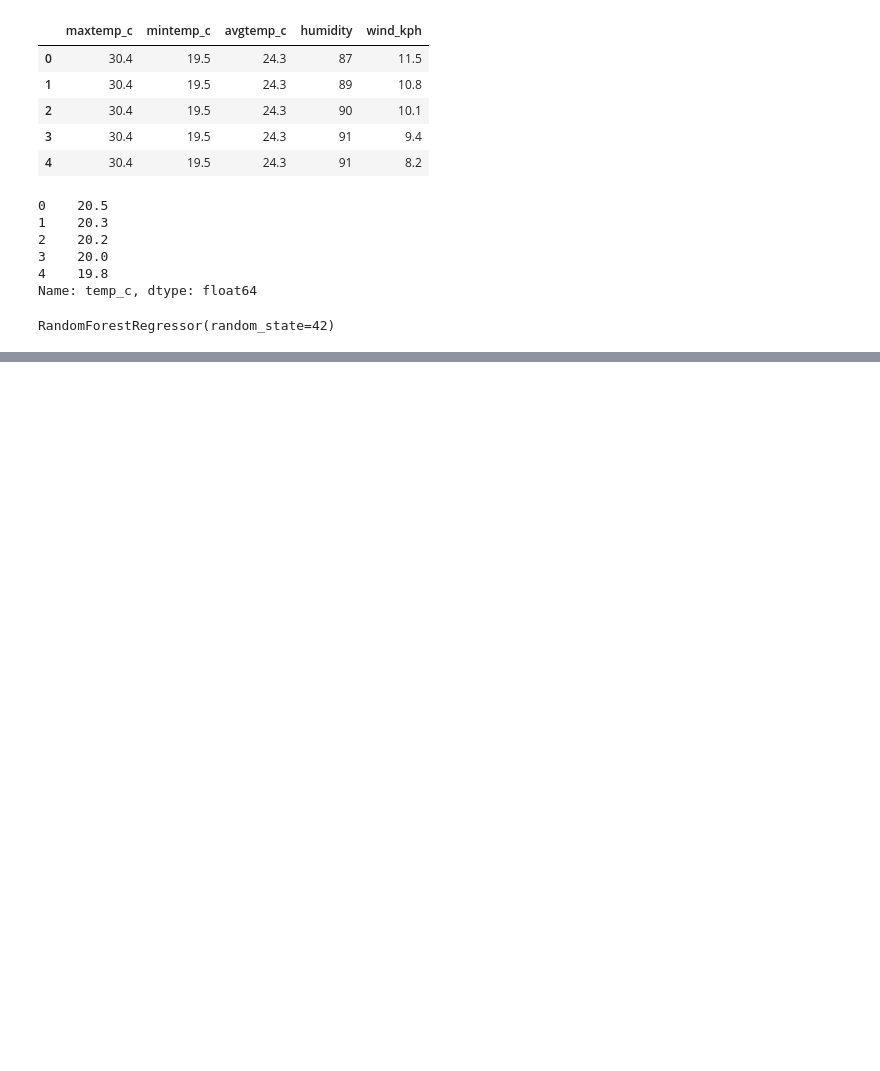
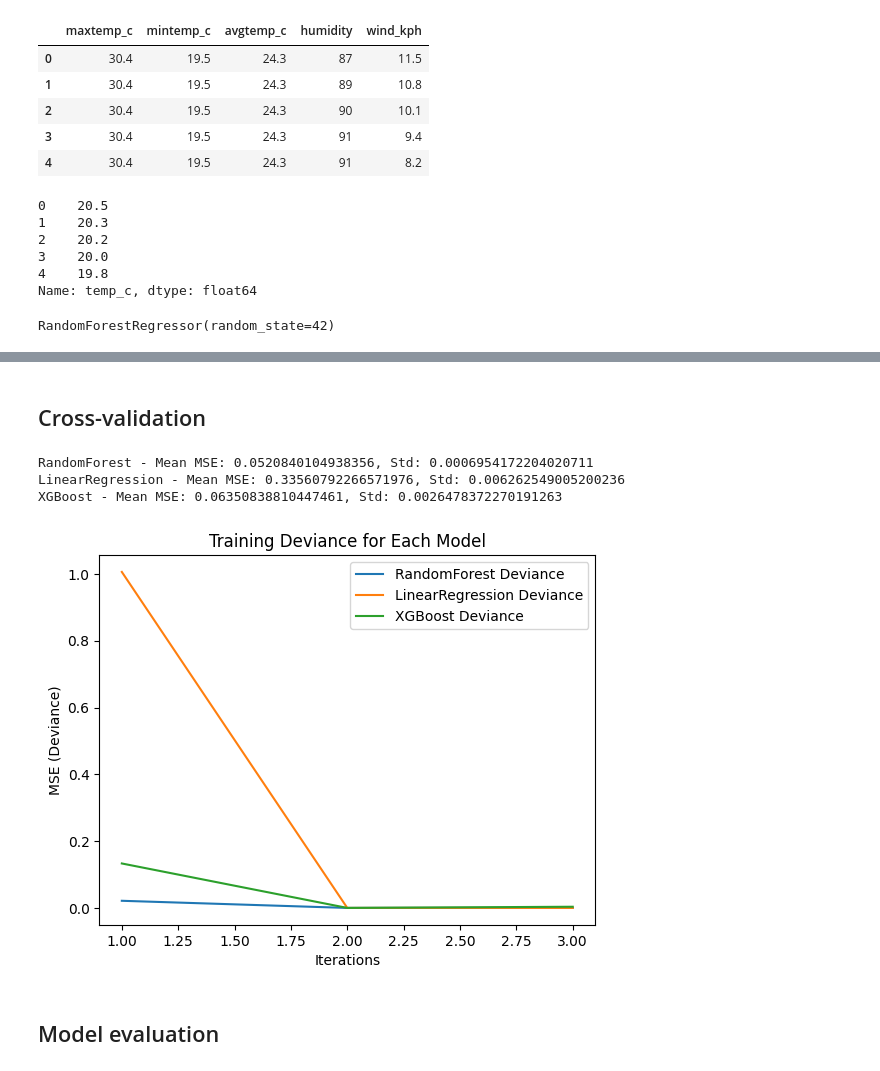
Before and after one commit to dkon911/weather_streamming, a Jupyter notebook: notebook/ML_demo.ipynb, the cells around one changed output, grey strips where cells are left out. Cells and saved outputs as stored; diff of their text form; code cells hidden in the pictures; blank space fills up the shorter version.

Commit message:
cross validate and model evaluate

```diff
--- a/notebook/ML_demo.ipynb
+++ b/notebook/ML_demo.ipynb
@@ -111,0 +183,2 @@ rf_model = RandomForestRegressor(random_state=42)
+# %% [markdown]
+## Cross-validation
@@ -111,0 +222,52 @@ rf_model = RandomForestRegressor(random_state=42)
+# %%
+models = {
+    "RandomForest": RandomForestRegressor(),
+    "LinearRegression": LinearRegression(),
+    "XGBoost": XGBRegressor(objective='reg:squarederror', n_estimators=100)
+}
+
+# Custom scorer for mean_squared_error because it supports multiple outputs
+def cross_validate_models(models, X_train, y_train):
+    for name, model in models.items():
+        pipeline = Pipeline(steps=[
+            ('preprocessor', preprocessor),
+            ('regressor', MultiOutputRegressor(model))
+        ])
+
+        # Perform 5-fold cross-validation
+        scores = cross_val_score(pipeline, X_train, y_train, cv=5, scoring='neg_mean_squared_error')
+
+        print(f"{name} - Mean MSE: {-scores.mean()}, Std: {scores.std()}")
+
+cross_validate_models(models, X_train, y_train)
+# %% [output]
+RandomForest - Mean MSE: 0.0520840104938356, Std: 0.0006954172204020711
+LinearRegression - Mean MSE: 0.33560792266571976, Std: 0.006262549005200236
+XGBoost - Mean MSE: 0.06350838810447461, Std: 0.0026478372270191263
+# %%
+def plot_training_deviance(X_train, y_train, models):
+    for name, model in models.items():
+        pipeline = Pipeline(steps=[
+            ('preprocessor', preprocessor),
+            ('regressor', MultiOutputRegressor(model))
+        ])
+
+        # Fit model and track deviance (training loss)
+        model_fit = pipeline.fit(X_train, y_train)
+        y_pred = pipeline.predict(X_train)
+        mse = mean_squared_error(y_train, y_pred, multioutput='raw_values')  # Individual MSEs for each target
+
+        # Plot training deviance
+        plt.plot(np.arange(1, len(mse) + 1), mse, label=f'{name} Deviance')
+
+    plt.title("Training Deviance for Each Model")
+    plt.xlabel("Iterations")
+    plt.ylabel("MSE (Deviance)")
+    plt.legend()
+    plt.show()
+
+plot_training_deviance(X_train, y_train, models)
+# %% [output]
+[figure, added]
+# %% [markdown]
+## Model evaluation
```
Also changed, not shown: parts of 20 cells of this notebook.
